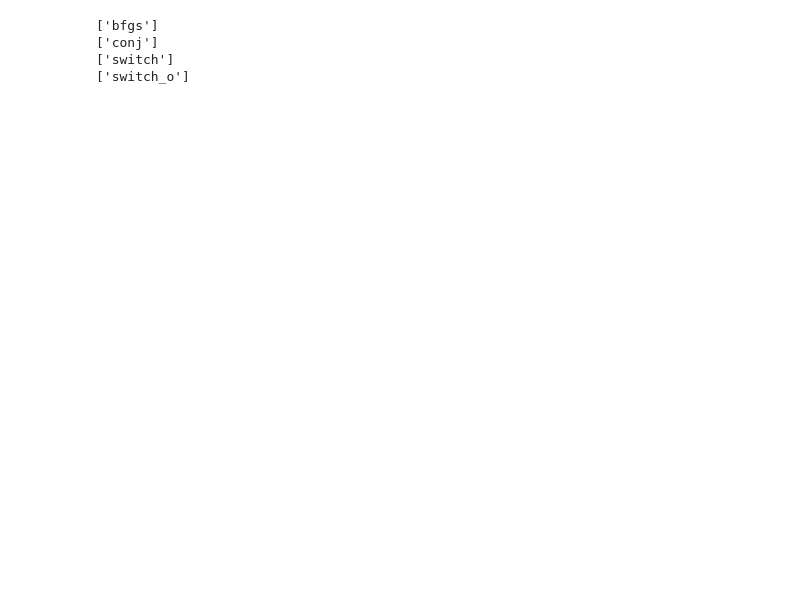
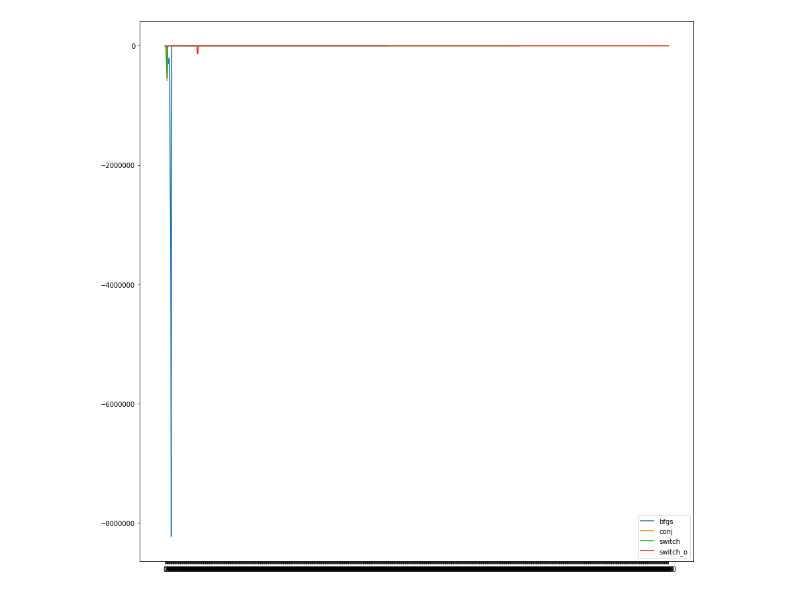
Before and after one commit to sanantoniochili/Switch_Implementation, a Jupyter notebook: Read Results.ipynb, the cells around one changed output. Drawn from its saved outputs; the diff is of its cells as text; code cells hidden in the pictures; blank space fills up the shorter version.

```diff
--- a/Read Results.ipynb
+++ b/Read Results.ipynb
@@ -586,30 +586,35 @@ for struct in structs:
 # %%
 ''' Mean of energy/gnorm value per iteration '''
 
 filename = 'iters'
 df = pd.read_csv(FILENAME, skipinitialspace=True)
 dfe = pd.read_csv(TESTDIR+'/'+filename+'_energy.csv', skipinitialspace=True)
 methods = list(df['method'].unique()) # list of methods
 
+fig, ax = plt.subplots(figsize=(15,15))
+
 # Total
 for method in methods: # for each method keep structures from both dfs
     total_succ = df.loc[(df['method'] == method)][['structure','opt_succ']]
     total_succ_m = dfe.loc[dfe['method'] == method].join(total_succ, rsuffix='_succ') # join on structure
     total_succ_m = total_succ_m.loc[total_succ_m['opt_succ'] == True].drop('opt_succ', axis=1)
 
-    mean = total_succ_m.groupby(['method']).mean().T # mean of each iteration in one column
+    mean = total_succ_m.groupby(['method']).mean().T.dropna() # mean of each iteration in one column
+    mean.columns = ['energy']
+    x = np.arange(len(mean))
+    plt.plot(mean['energy'], label=method)
+    plt.legend()
 
+start, end = ax.get_ylim()
+ax.yaxis.set_ticks(np.arange(start, end, stepsize))
 
 #     # successful optimisations per init
 #     ran_succ = dfe_s[dfe_s['structure'].str.contains(
 #             "rat") == False]
 #     rat_succ = dfe_s[dfe_s['structure'].str.contains(
 #             "rat") == True]
 
 #     means = dfe_s.groupby(['method']).mean()
 #     means = total_succ.groupby(['method']).mean()
 # %% [output]
-['bfgs']
-['conj']
-['switch']
-['switch_o']
+[figure, added]
```
